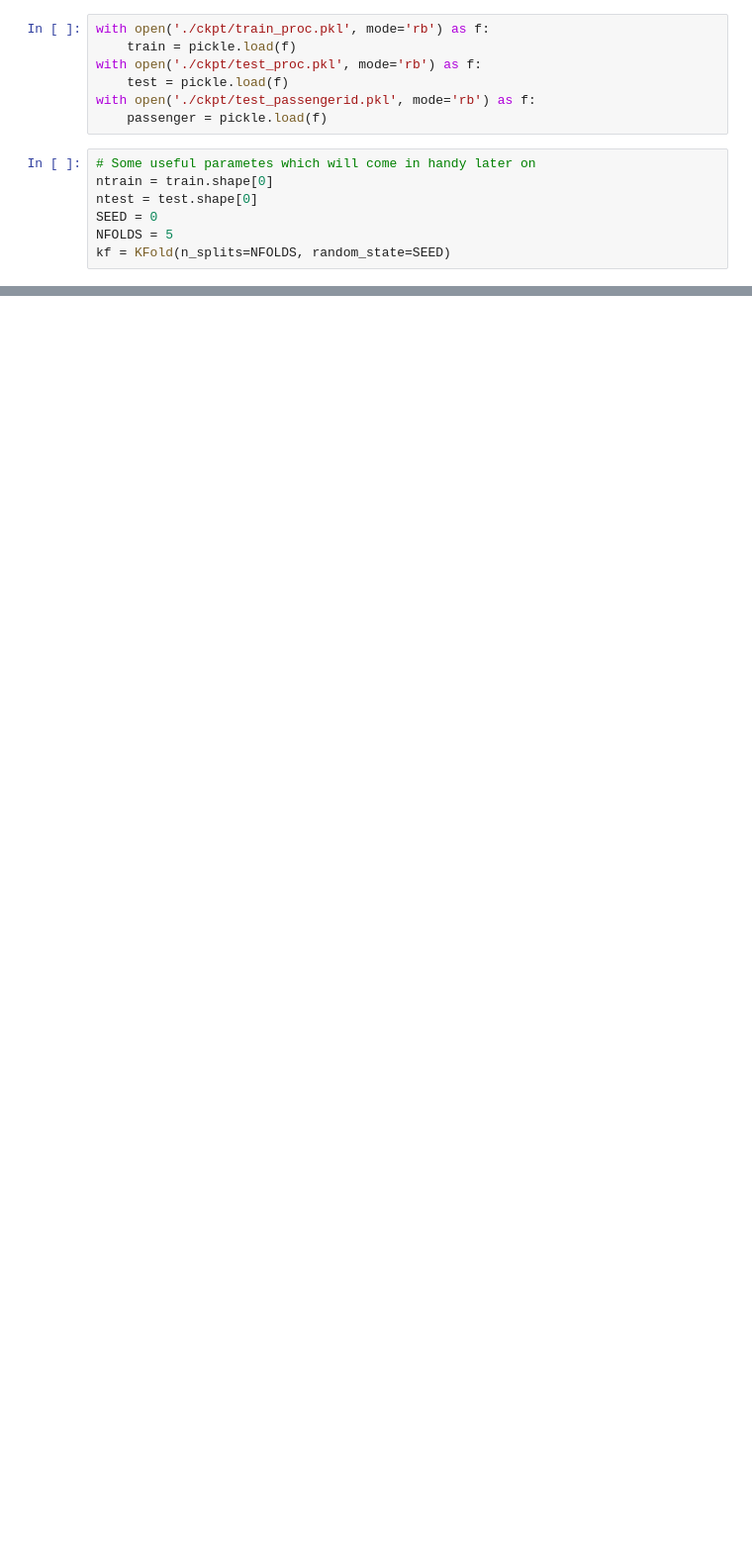
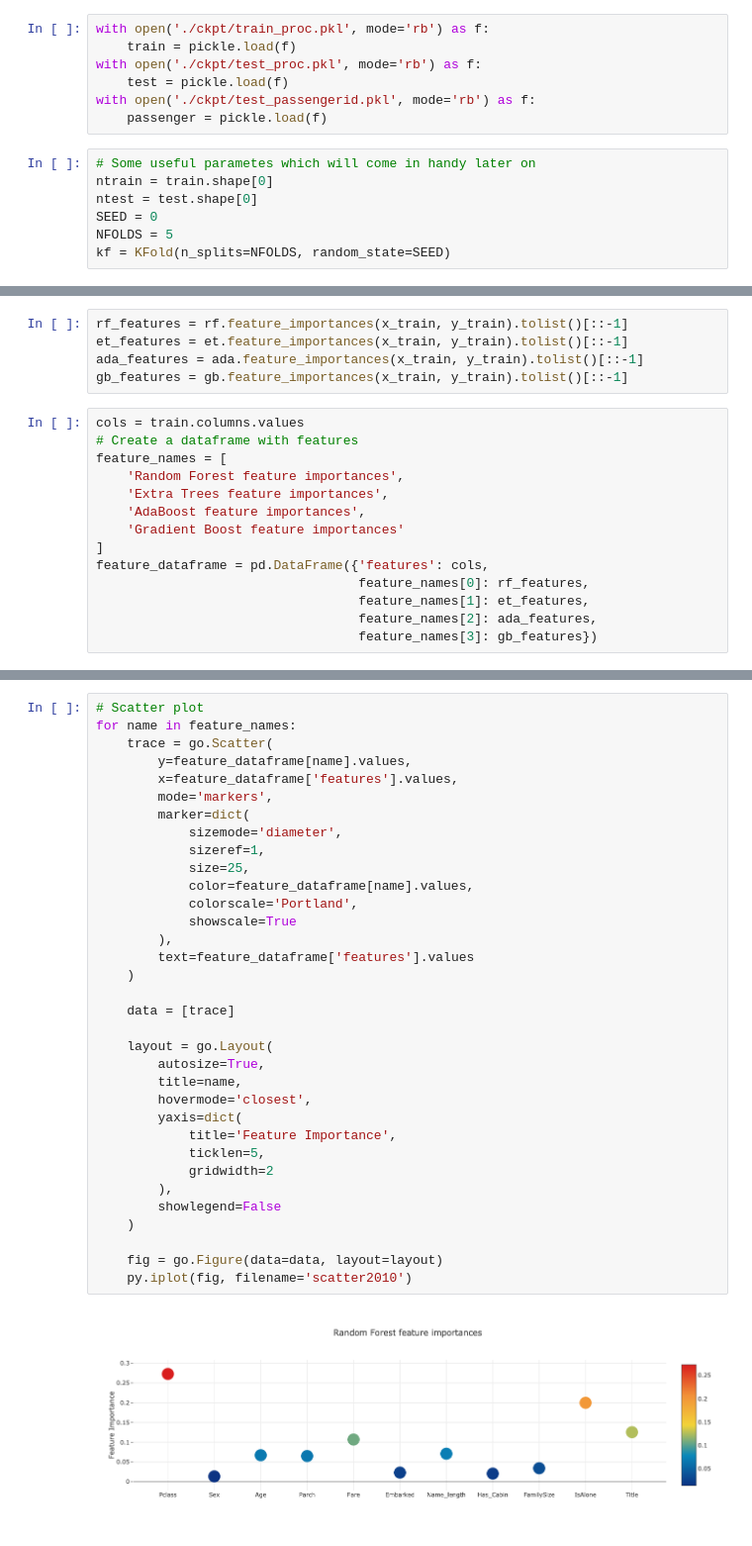
Before and after one commit to tanimutomo/kaggle, a Jupyter notebook: notebooks/ensemble/ensemble_model.ipynb, the cells around one changed output, grey strips where cells are left out. Shown: that part at 99% size. Cells and saved outputs as stored; diff of their text form; blank space fills up the shorter version.

Commit message:
visualize feature importances, but the order of feauture is changed??

```diff
--- a/notebooks/ensemble/ensemble_model.ipynb
+++ b/notebooks/ensemble/ensemble_model.ipynb
@@ -59,0 +158,19 @@ class SklearnHelper(object):
+# %%
+rf_features = rf.feature_importances(x_train, y_train).tolist()[::-1]
+et_features = et.feature_importances(x_train, y_train).tolist()[::-1]
+ada_features = ada.feature_importances(x_train, y_train).tolist()[::-1]
+gb_features = gb.feature_importances(x_train, y_train).tolist()[::-1]
+# %%
+cols = train.columns.values
+# Create a dataframe with features
+feature_names = [
+    'Random Forest feature importances',
+    'Extra Trees feature importances',
+    'AdaBoost feature importances',
+    'Gradient Boost feature importances'
+]
+feature_dataframe = pd.DataFrame({'features': cols,
+                                  feature_names[0]: rf_features,
+                                  feature_names[1]: et_features,
+                                  feature_names[2]: ada_features,
+                                  feature_names[3]: gb_features})
@@ -59,0 +194,36 @@ class SklearnHelper(object):
+# %%
+# Scatter plot
+for name in feature_names:
+    trace = go.Scatter(
+        y=feature_dataframe[name].values,
+        x=feature_dataframe['features'].values,
+        mode='markers',
+        marker=dict(
+            sizemode='diameter',
+            sizeref=1,
+            size=25,
+            color=feature_dataframe[name].values,
+            colorscale='Portland',
+            showscale=True
+        ),
+        text=feature_dataframe['features'].values
+    )
+
+    data = [trace]
+
+    layout = go.Layout(
+        autosize=True,
+        title=name,
+        hovermode='closest',
+        yaxis=dict(
+            title='Feature Importance',
+            ticklen=5,
+            gridwidth=2
+        ),
+        showlegend=False
+    )
+
+    fig = go.Figure(data=data, layout=layout)
+    py.iplot(fig, filename='scatter2010')
+# %% [output]
+[figure, added]
```
Also changed, not shown: parts of 19 cells of this notebook.
